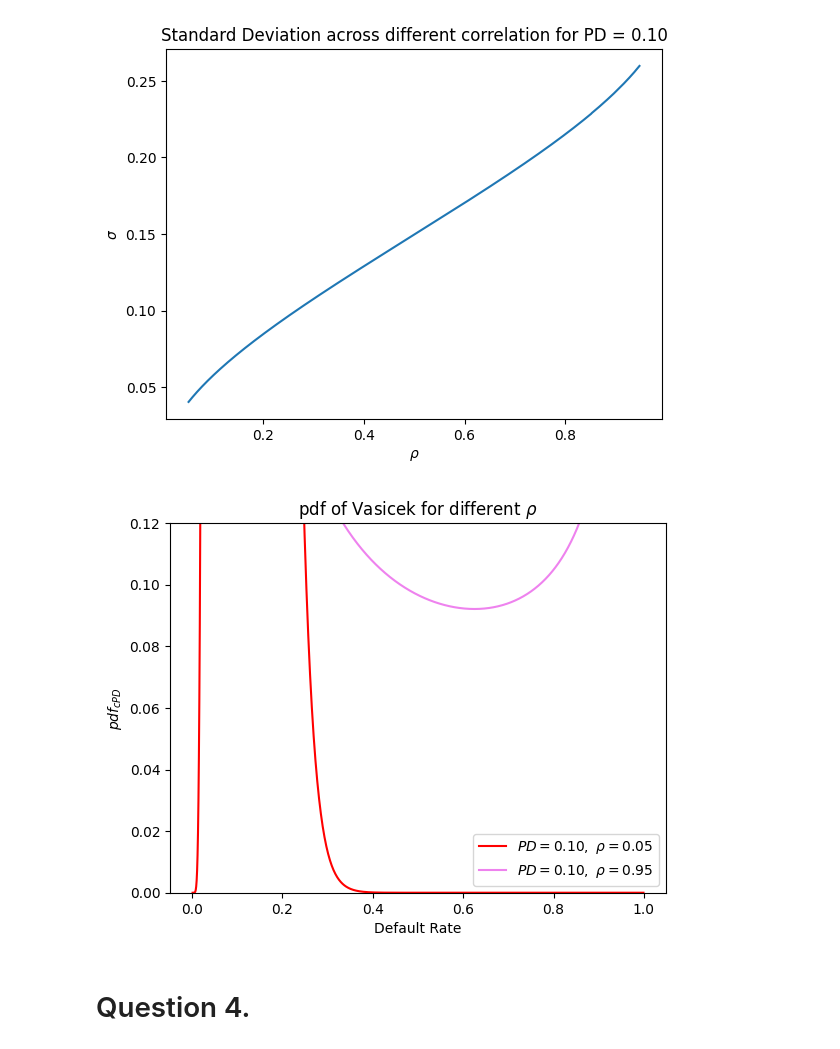
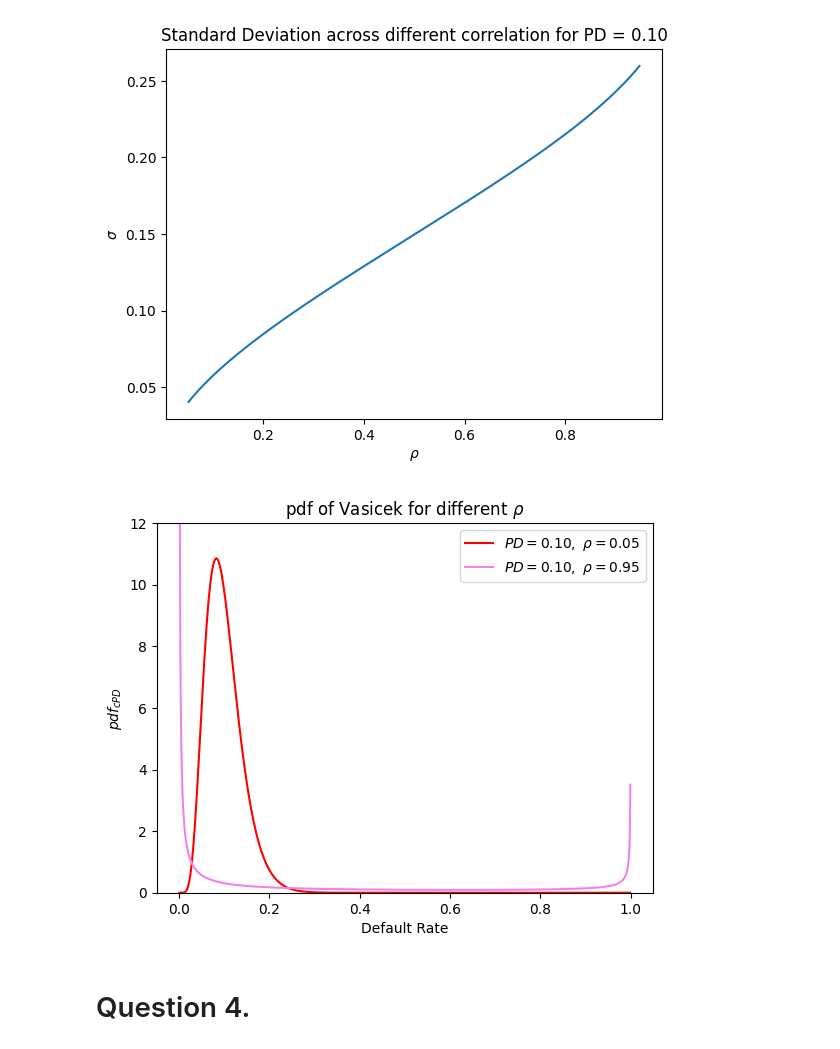
Before and after one commit to kwhyun97/Portfolio-Credit-Risk, a Jupyter notebook: Assignment/Assignment 3/Assignment_3_Code_Ki_Hyun.ipynb, the cells around one changed output. Saved outputs shown, nothing was run; the diff lists cells and outputs as text; code cells hidden in the pictures.

```diff
--- a/Assignment/Assignment 3/Assignment_3_Code_Ki_Hyun.ipynb
+++ b/Assignment/Assignment 3/Assignment_3_Code_Ki_Hyun.ipynb
@@ -137,27 +137,27 @@ pdfs2 = np.vectorize(partial_Vasicek_pdf2)(x)
 # %%
 # Create a figure with two axes side by side
 fig, ax = plt.subplots()
 
 # Plot the first data
 ax.plot(x, pdfs1, color = "red", label = r'$PD = 0.10, \ \rho = 0.05$')
 
 # Plot the second data
 ax.plot(x, pdfs2, color = "violet", label = r'$PD = 0.10, \ \rho = 0.95$')
 
 # Add lables and Title:
 ax.set_ylabel(r'$pdf_{cPD}$')
 ax.set_xlabel('Default Rate')
 ax.set_title(r'pdf of Vasicek for different $\rho$')
 ax.legend()
 
 # Set the limits of the vertical axis to range from 0 to 0.12
-ax.set_ylim(0, 0.12)
+ax.set_ylim(0, 12)
 
 # Adjust the layout and display the figure
 plt.show()
 None
 # %% [output]
-[figure, old version]
+[figure, new version]
 # %% [markdown]
 # Question 4.
 # %%
```
Also changed, not shown: 2 other files.
